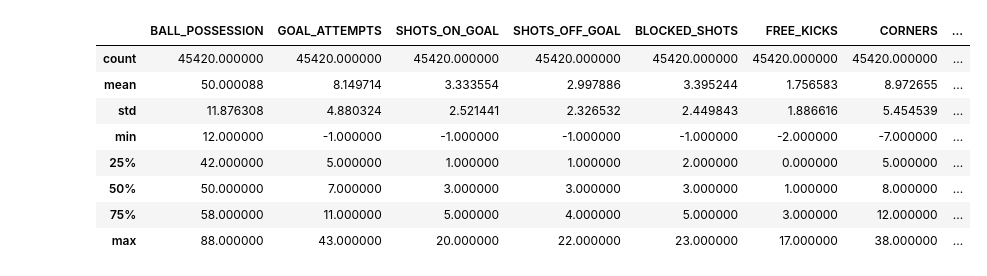
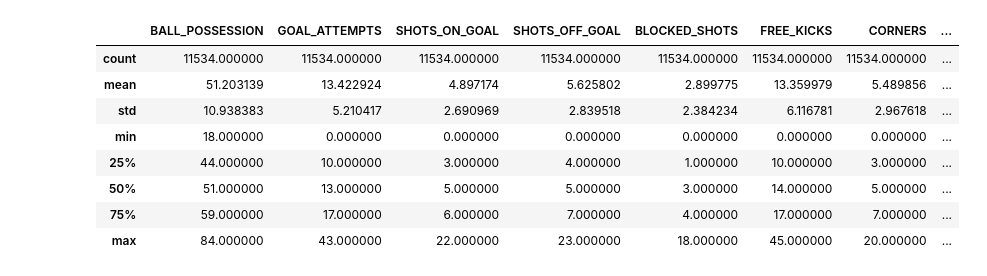
Before and after one commit to cesarpazguzman/ml_corners_predictor, a Jupyter notebook: ML_DT/MachineLearning/EDA/Untitled.ipynb, the cells around one changed output. Drawn from its saved outputs; the diff is of its cells as text; code cells hidden in the pictures.

Commit message:
Backup matches data

```diff
--- a/ML_DT/MachineLearning/EDA/Untitled.ipynb
+++ b/ML_DT/MachineLearning/EDA/Untitled.ipynb
@@ -11,12 +8,20 @@ df_stats_matches = pd.read_sql_query("SELECT * FROM stats_matches", sqlEngine)
+# %%
+df_matches = pd.read_sql_query("SELECT * FROM matches", sqlEngine)
+df_stats_matches_home_total = pd.read_sql_query("SELECT * FROM stats_matches WHERE ID like '%HT'", sqlEngine)
+df_stats_matches_home_first = pd.read_sql_query("SELECT * FROM stats_matches WHERE ID like '%H1'", sqlEngine)
+df_stats_matches_home_second = pd.read_sql_query("SELECT * FROM stats_matches WHERE ID like '%H2'", sqlEngine)
+df_stats_matches_away_total = pd.read_sql_query("SELECT * FROM stats_matches WHERE ID like '%AT'", sqlEngine)
+df_stats_matches_away_first = pd.read_sql_query("SELECT * FROM stats_matches WHERE ID like '%A1'", sqlEngine)
+df_stats_matches_away_second = pd.read_sql_query("SELECT * FROM stats_matches WHERE ID like '%A2'", sqlEngine)
 # %%
-df_stats_matches.describe()
+df_stats_matches_home_total.describe()
 # %% [output]
 |  | BALL_POSSESSION | GOAL_ATTEMPTS | SHOTS_ON_GOAL | SHOTS_OFF_GOAL | BLOCKED_SHOTS | FREE_KICKS | CORNERS | ... |
-| count | 45420.000000 | 45420.000000 | 45420.000000 | 45420.000000 | 45420.000000 | 45420.000000 | 45420.000000 | ... |
-| mean | 50.000088 | 8.149714 | 3.333554 | 2.997886 | 3.395244 | 1.756583 | 8.972655 | ... |
-| std | 11.876308 | 4.880324 | 2.521441 | 2.326532 | 2.449843 | 1.886616 | 5.454539 | ... |
-| min | 12.000000 | -1.000000 | -1.000000 | -1.000000 | -1.000000 | -2.000000 | -7.000000 | ... |
-| 25% | 42.000000 | 5.000000 | 1.000000 | 1.000000 | 2.000000 | 0.000000 | 5.000000 | ... |
-| 50% | 50.000000 | 7.000000 | 3.000000 | 3.000000 | 3.000000 | 1.000000 | 8.000000 | ... |
-| 75% | 58.000000 | 11.000000 | 5.000000 | 4.000000 | 5.000000 | 3.000000 | 12.000000 | ... |
-| max | 88.000000 | 43.000000 | 20.000000 | 22.000000 | 23.000000 | 17.000000 | 38.000000 | ... |
+| count | 11534.000000 | 11534.000000 | 11534.000000 | 11534.000000 | 11534.000000 | 11534.000000 | 11534.000000 | ... |
+| mean | 51.203139 | 13.422924 | 4.897174 | 5.625802 | 2.899775 | 13.359979 | 5.489856 | ... |
+| std | 10.938383 | 5.210417 | 2.690969 | 2.839518 | 2.384234 | 6.116781 | 2.967618 | ... |
+| min | 18.000000 | 0.000000 | 0.000000 | 0.000000 | 0.000000 | 0.000000 | 0.000000 | ... |
+| 25% | 44.000000 | 10.000000 | 3.000000 | 4.000000 | 1.000000 | 10.000000 | 3.000000 | ... |
+| 50% | 51.000000 | 13.000000 | 5.000000 | 5.000000 | 3.000000 | 14.000000 | 5.000000 | ... |
+| 75% | 59.000000 | 17.000000 | 6.000000 | 7.000000 | 4.000000 | 17.000000 | 7.000000 | ... |
+| max | 84.000000 | 43.000000 | 22.000000 | 23.000000 | 18.000000 | 45.000000 | 20.000000 | ... |
```
Also changed, not shown: parts of 8 cells of this notebook, 3 other files.
